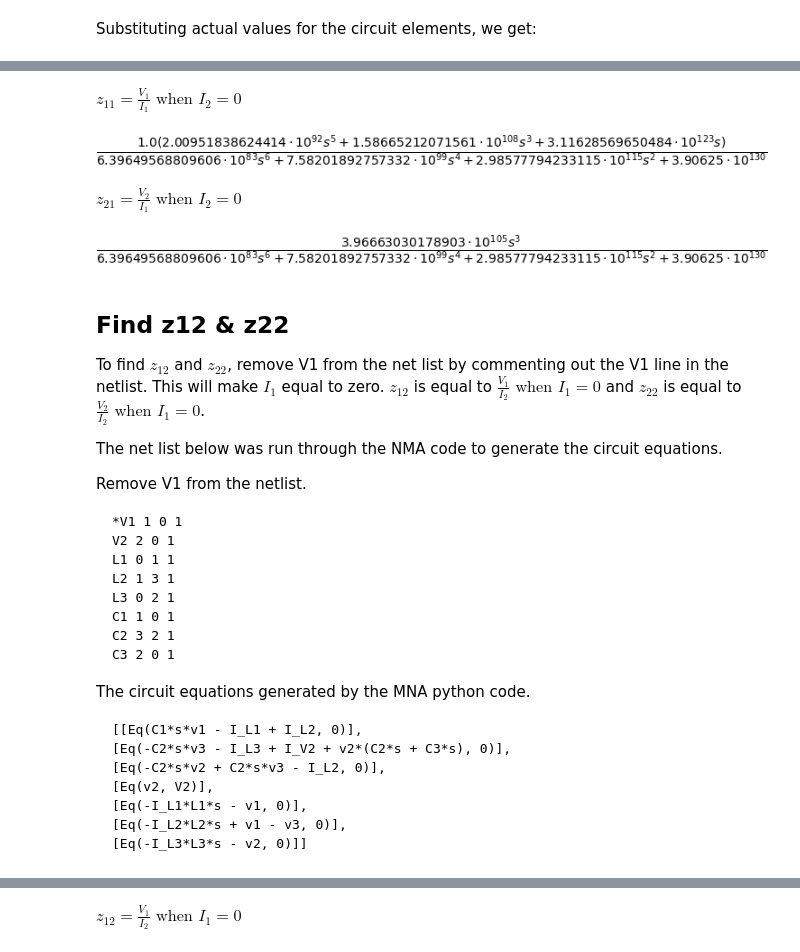
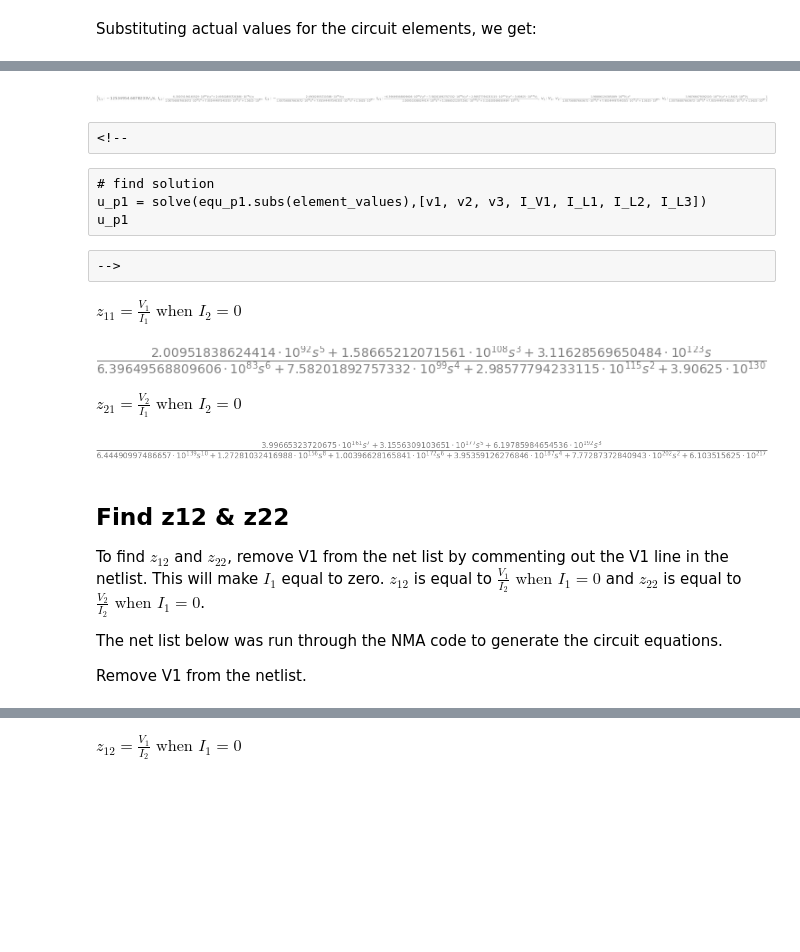
Before and after one commit to Tiburonboy/Symbolic-Modified-Nodal-Analysis-using-Python, a Jupyter notebook: backup/Two port parameters.ipynb, the cells around one changed output, grey strips where cells are left out. Drawn from its saved outputs; the diff is of its cells as text; code cells hidden in the pictures; blank space fills up the shorter version.

````diff
--- a/backup/Two port parameters.ipynb
+++ b/backup/Two port parameters.ipynb
@@ -443,0 +514,11 @@ $$\left[\begin{matrix}C_{1} s v_{1} - I_{L1} + I_{L2} + I_{V1} = 0\\- C_{2} s v_
+# %%
+net_list = '''
+V1 1 0 1
+*V2 2 0 1
+L1 0 1 1
+L2 1 3 1
+L3 0 2 1
+C1 1 0 1
+C2 3 2 1
+C3 2 0 1
+'''
@@ -443,0 +527,2 @@ $$\left[\begin{matrix}C_{1} s v_{1} - I_{L1} + I_{L2} + I_{V1} = 0\\- C_{2} s v_
+# %%
+report, network_df, i_unk_df, A, X, Z = SymMNA.smna(net_list)
@@ -443,0 +542,7 @@ $$\left[\begin{matrix}C_{1} s v_{1} - I_{L1} + I_{L2} + I_{V1} = 0\\- C_{2} s v_
+# %%
+# Put matrices into SymPy
+X = Matrix(X)
+Z = Matrix(Z)
+
+NE_sym = Eq(A*X,Z)
+NE_sym
@@ -450,4 +592,6 @@ solve(equ_p1,[v1, v2, v3, I_V1, I_L1, I_L2, I_L3])
 # %%
 element_values = {L1:L1p,C1:C1p,C2:C2p,L2:L2p,L3:L1p,C3:C1p}
+# %%
+U_p1 = solve(NE_sym.subs(element_values),X)
 # %% [markdown]
 Substituting actual values for the circuit elements, we get:
@@ -460,17 +598,29 @@ u_p1
+# %%
+U_p1
+# %% [output]
+[figure, added]
+# %% [raw]
+<!--
+# %% [raw]
+# find solution
+u_p1 = solve(equ_p1.subs(element_values),[v1, v2, v3, I_V1, I_L1, I_L2, I_L3])
+u_p1
+# %% [raw]
+-->
 # %% [markdown]
 $z_{11} = \frac {V_1}{I_1} \text{  when  } I_2=0$
 # %%
-z11 = -u_p1[v1]/u_p1[I_V1]
-z11.simplify()
+z11 = (-U_p1[v1]/U_p1[I_V1]).cancel()
+z11 #.simplify()
 # %% [output]
-[figure, old version]
+[figure, new version]
 # %% [markdown]
 $z_{21} = \frac {V_2}{I_1} \text{  when  } I_2=0$
 # %%
-z21 = -u_p1[v2]/u_p1[I_V1]
-z21.simplify()
+z21 = (-U_p1[v2]/U_p1[I_V1]).cancel()
+z21 #.simplify()
 # %% [output]
-[figure, old version]
+[figure, new version]
 # %% [markdown]
 ## Find z12 & z22
 To find $z_{12}$ and $z_{22}$, remove V1 from the net list by commenting out the V1 line in the netlist. This will make $I_1$ equal to zero. $z_{12}$ is equal to $\frac{V_1}{I_2}\text{  when  }I_1=0$ and $z_{22}$ is equal to $\frac{V_2}{I_2}\text{  when  }I_1=0$.
@@ -478,24 +628,3 @@ To find $z_{12}$ and $z_{22}$, remove V1 from the net list by commenting out the
 The net list below was run through the NMA code to generate the circuit equations.
 
 Remove V1 from the netlist.
-```
-*V1 1 0 1
-V2 2 0 1
-L1 0 1 1
-L2 1 3 1
-L3 0 2 1
-C1 1 0 1
-C2 3 2 1
-C3 2 0 1
-```
-
-The circuit equations generated by the MNA python code.
-```
-[[Eq(C1*s*v1 - I_L1 + I_L2, 0)],
-[Eq(-C2*s*v3 - I_L3 + I_V2 + v2*(C2*s + C3*s), 0)],
-[Eq(-C2*s*v2 + C2*s*v3 - I_L2, 0)],
-[Eq(v2, V2)],
-[Eq(-I_L1*L1*s - v1, 0)],
-[Eq(-I_L2*L2*s + v1 - v3, 0)],
-[Eq(-I_L3*L3*s - v2, 0)]]
-```
````
Also changed, not shown: parts of 104 cells of this notebook, 19 other files.
